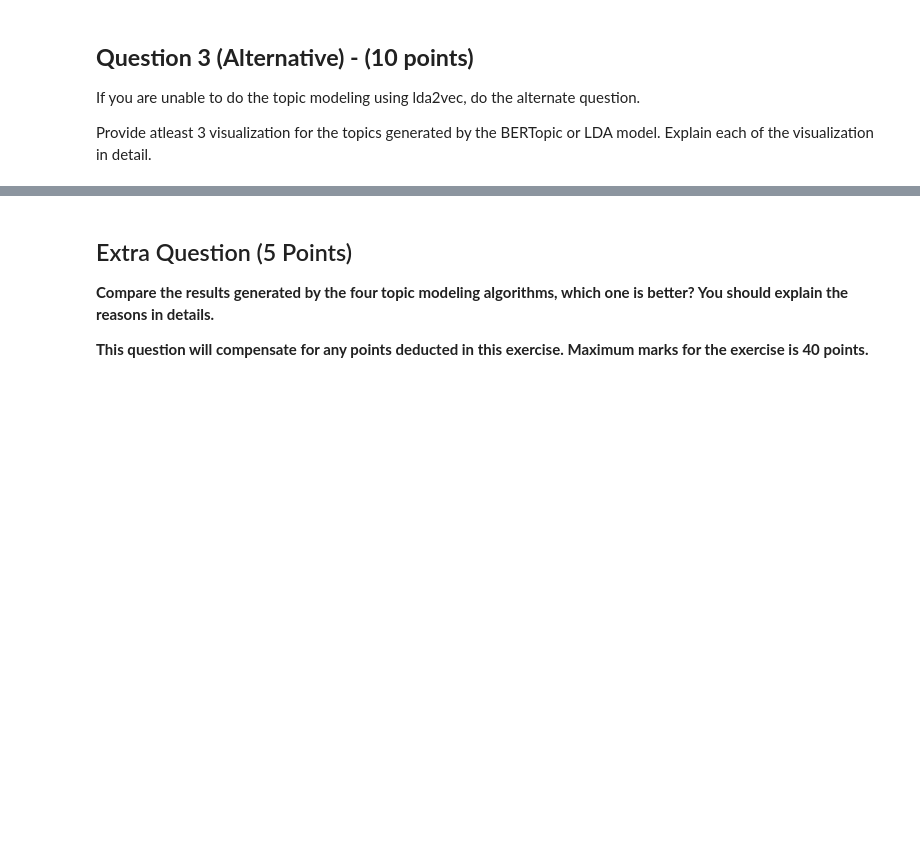
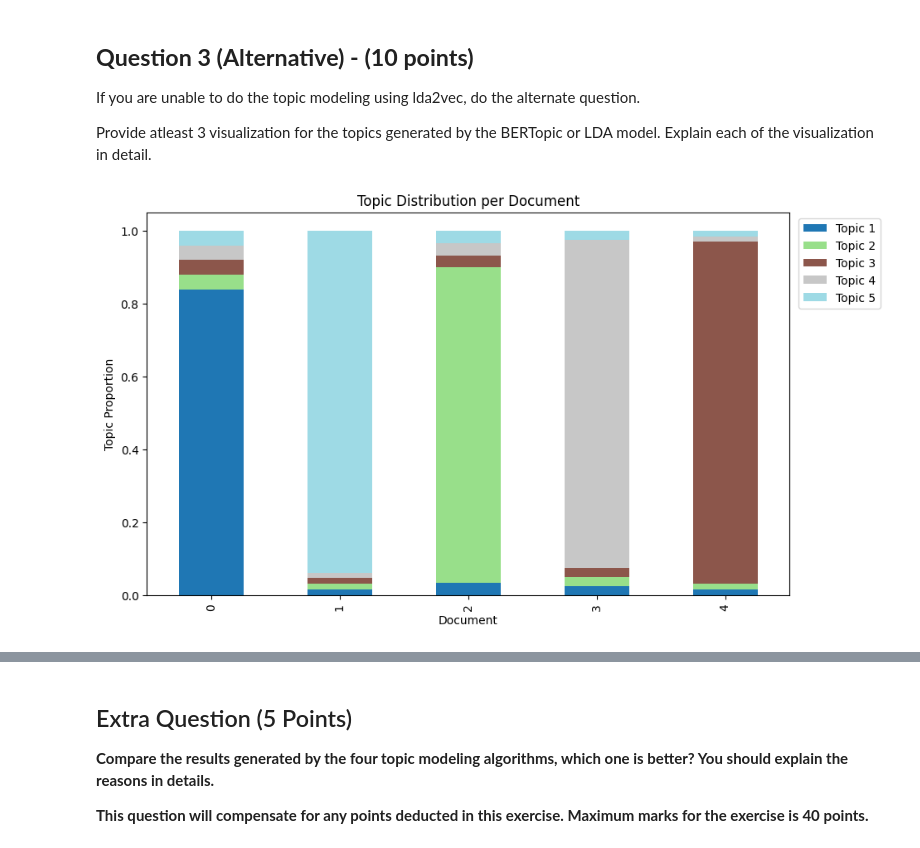
Before and after one commit to tejaswini-151999/SriNagTejaswiniGandikota_INFO5731_Fall2024, a Jupyter notebook: Gandikota_SriNagaTejaswini_Exercise_4.ipynb, the cells around one changed output, grey strips where cells are left out. Cells and saved outputs as stored; diff of their text form; code cells hidden in the pictures; blank space fills up the shorter version.

```diff
--- a/Gandikota_SriNagaTejaswini_Exercise_4.ipynb
+++ b/Gandikota_SriNagaTejaswini_Exercise_4.ipynb
@@ -232,0 +263,4 @@ coherence_values, model_list = compute_coherence_values(dictionary, corpus, proc
+# %%
+best_model_index = coherence_values.index(max(coherence_values))
+optimal_num_topics = topic_range[best_model_index]
+print(f"\nOptimal number of topics based on coherence score: {optimal_num_topics}")
@@ -392,45 +421,45 @@ Provide atleast 3 visualization for the topics generated by the BERTopic or LDA
 # %%
 # Write your code here
 # Then Explain the visualization
 
 #1. Distribution of Topics across Documents
-"""
 
-Type of Visualization: Stacked Bar Chart or Heatmap
+"""Theory:
+i. Stacked Bar Chart or Heatmap
+type of visualization : Categorical visualization
 
-This topic distribution visualization describes how topics are distributed across individual documents. One axis represents one document, and the other axis shows the topics.
+This topic distribution visualization describes how topics are distributed across individual documents. One axis represents one document,
+and the other axis shows the topics.
 Color intensity or height of bars in this graph is indicative of the percentage of a given topic that is contained within a document.
 
-Purpose: This visualization allows you to see the dominance of each topic in every document. Amongst other things, you will find out which document is dominating a particular topic
+Purpose: This visualization allows you to see the dominance of each topic in every document. Amongst other things,
+you will find out which document is dominating a particular topic
 and what document contains the maximum number of topics.
 Interpretation: A document with high intensity for a certain topic will indicate that the document is mainly about this topic,
 while a more dispersed pattern of its intensities may indicate that it is more mixed in its content. This could help in
-outlier detection: unique documents containing unexpected topic combinations.
+outlier detection: unique documents containing unexpected topic combinations. """
 
-2. Coherence graph on topics.
 
-Type of Visualization: Network Graph
+import matplotlib.pyplot as plt
+import pandas as pd
+import seaborn as sns
 
-Excerpt: In word words, a topic coherence graph represents topics as nodes such that edges between nodes denote some form of relationship or similarity of topics regarding the
-words with which they are most strongly associated. The strength of the connection can be represented by thickness of the edge.
+# topic distribution
+doc_topic_dist = []
+for doc in corpus:
+    doc_topics = final_lda_model.get_document_topics(doc)
+    topic_dist = [topic_prob for _, topic_prob in doc_topics]
+    doc_topic_dist.append(topic_dist)
 
-Purpose: This chart displays the relationships among topics by virtue of their vocabulary similarities. The stronger their relatedness,
-because of co-occurrence similar words, the closer two topics are.
+# Converting to DataFrame
+doc_topic_df = pd.DataFrame(doc_topic_dist, columns=[f'Topic {i+1}' for i in range(optimal_num_topics)])
 
-Interpretation: It would show that a dense network would mean many topics draw on common words or themes and, therefore, probably overlap. This will be useful in
-working out how separated or intersected different topics are and seeing the relationships within these topics.
-
-Word Cloud per Topic
-
-3. Visualization type: word cloud
-
-Explanation: Each topic is represented by the word cloud of the most frequent words it entails. The size of the word denotes a proxy for how important/frequent
-it is in that topic. Every topic can have a word cloud.
-
-Purpose: The chart intuitively presents the most representative words for every topic; based on which one can easily get an idea at first glance about what the topic is.
-
-Interpretation: Larger words have stronger associations with the topic topic, and smaller words may be less important. Comparing each topic's word cloud provides
-immediate insight into what each topic entails because this acts to produce more granularity in understanding the model's output. You can also compare word clouds to
-determine how topics differ in their focus.
-
-# Repeat for the other 2 visualizations as well.
+# Plot stacked bar chart
+doc_topic_df.plot(kind='bar', stacked=True, figsize=(10, 6), colormap='tab20')
+plt.title("Topic Distribution per Document")
+plt.xlabel("Document")
+plt.ylabel("Topic Proportion")
+plt.legend(loc='upper right', bbox_to_anchor=(1.15, 1))
+plt.show()
+# %% [output]
+[figure, added]
```
Also changed, not shown: parts of 18 cells of this notebook.
